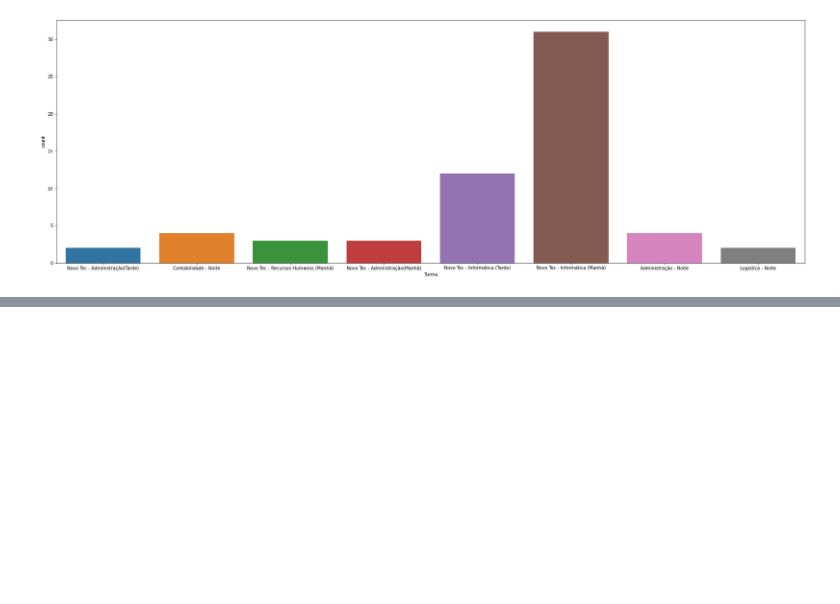
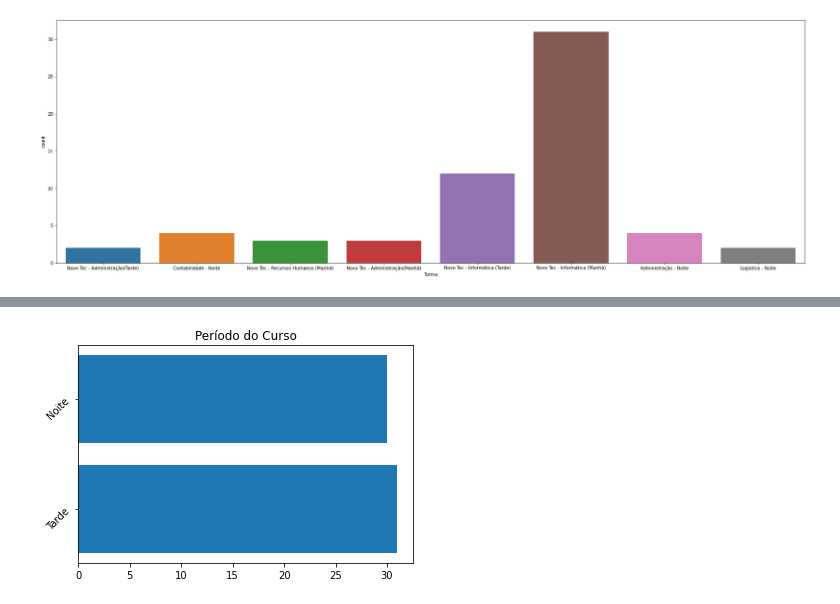
Before and after one commit to profcintiapinho/laboratorio_ia, a Jupyter notebook: ExemploAnalisedasInscricoes.ipynb, the cells around one changed output, grey strips where cells are left out. Drawn from its saved outputs; the diff is of its cells as text; code cells hidden in the pictures; blank space fills up the shorter version.

```diff
--- a/ExemploAnalisedasInscricoes.ipynb
+++ b/ExemploAnalisedasInscricoes.ipynb
@@ -38,0 +59,7 @@ sns.countplot(base.Turma);
+# %%
+plt.barh(x, y)
+plt.yticks(rotation=45)
+plt.title('Período do Curso')
+plt.show()
+# %% [output]
+[figure, added]
```
Also changed, not shown: parts of 21 cells of this notebook.
